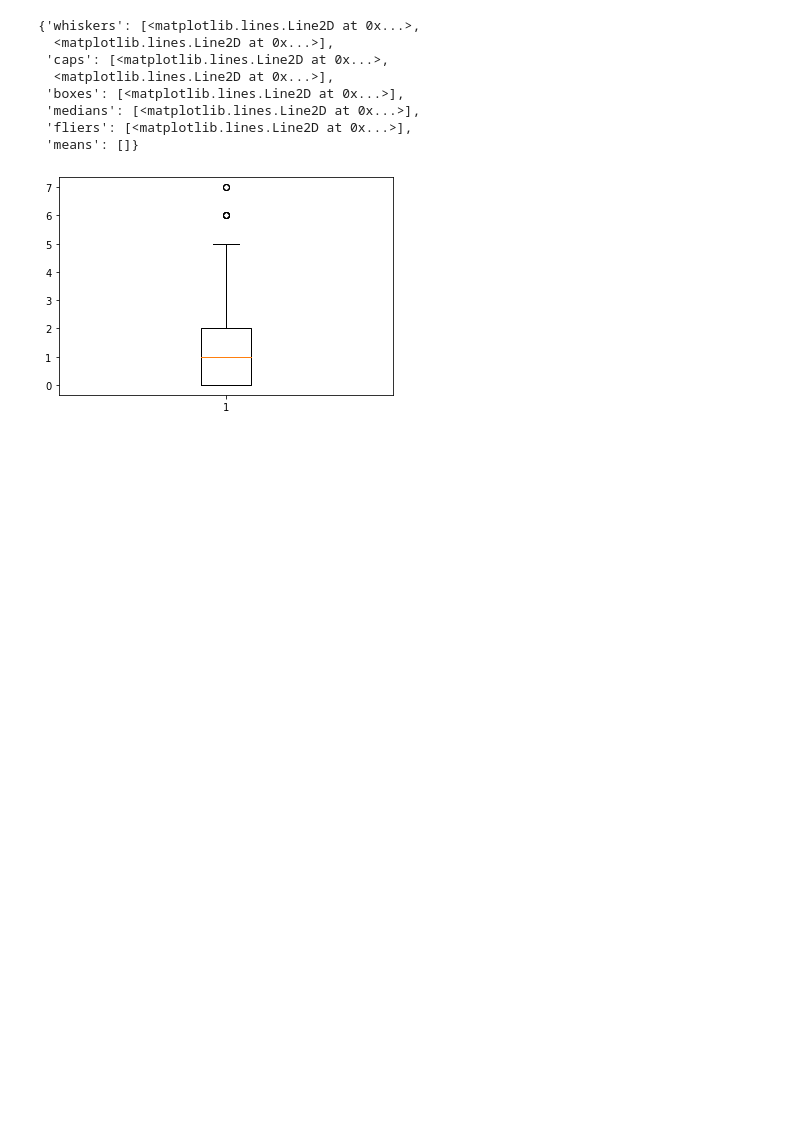
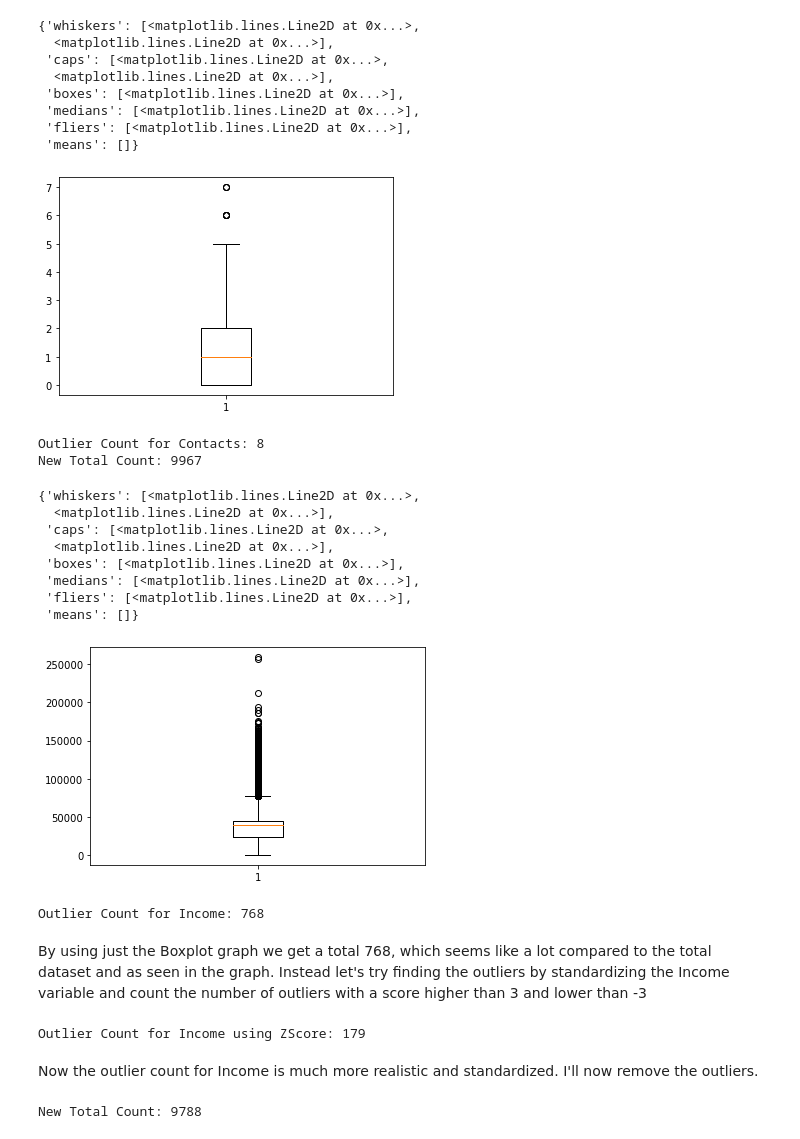
Before and after one commit to Bronsky91/D206---Data-Cleaning, a Jupyter notebook: D206 Performance Assesment.ipynb, the cells around one changed output. Cells and saved outputs as stored; diff of their text form; code cells hidden in the pictures; blank space fills up the shorter version.

```diff
--- a/D206 Performance Assesment.ipynb
+++ b/D206 Performance Assesment.ipynb
@@ -509,8 +512,17 @@ plt.boxplot(df['MonthlyCharge'])
  'means': []}
 [figure]
 # %%
+## Grabs outliers using 1.5 IQR Rule
+# https://www.geeksforgeeks.org/finding-the-outlier-points-from-matplotlib/
+
 Q1 =  df['MonthlyCharge'].quantile(0.25)
 Q3 = df['MonthlyCharge'].quantile(0.75)
 IQR = Q3 - Q1  #IQR is interquartile range.
-monthly_outliers = df[(df['MonthlyCharge'] < Q1-1.5*IQR ) | (df['MonthlyCharge'] > Q3+1.5*IQR)]
+
+outlier_count = len(df[(df['MonthlyCharge'] < Q1-1.5*IQR ) | (df['MonthlyCharge'] > Q3+1.5*IQR)])
+print('Outlier Count for MonthlyCharge: ' + str(outlier_count))
+
+# Filters out the outliers and returns the dataframe with the outliers removed
+df = df[(df['MonthlyCharge'] > Q1-1.5*IQR ) & (df['MonthlyCharge'] < Q3+1.5*IQR)]
+print('New Total Count: ' + str(len(df)))
 # %% [output]
@@ -532,3 +542,60 @@ plt.boxplot(df['Contacts'])
  'fliers': [<matplotlib.lines.Line2D at 0x...>],
  'means': []}
 [figure]
+# %%
+## Grabs outliers using 1.5 IQR Rule
+# https://www.geeksforgeeks.org/finding-the-outlier-points-from-matplotlib/
+
+Q1 =  df['Contacts'].quantile(0.25)
+Q3 = df['Contacts'].quantile(0.75)
+IQR = Q3 - Q1  #IQR is interquartile range.
+
+outlier_count = len(df[(df['Contacts'] < Q1-1.5*IQR ) | (df['Contacts'] > Q3+1.5*IQR)])
+print('Outlier Count for Contacts: ' + str(outlier_count))
+
+# Filters out the outliers and returns the dataframe with the outliers removed
+df = df[(df['Contacts'] > Q1-1.5*IQR ) & (df['Contacts'] < Q3+1.5*IQR)]
+print('New Total Count: ' + str(len(df)))
+# %% [output]
+Outlier Count for Contacts: 8
+New Total Count: 9967
+# %%
+plt.boxplot(df['Income'])
+# %% [output]
+{'whiskers': [<matplotlib.lines.Line2D at 0x...>,
+  <matplotlib.lines.Line2D at 0x...>],
+ 'caps': [<matplotlib.lines.Line2D at 0x...>,
+  <matplotlib.lines.Line2D at 0x...>],
+ 'boxes': [<matplotlib.lines.Line2D at 0x...>],
+ 'medians': [<matplotlib.lines.Line2D at 0x...>],
+ 'fliers': [<matplotlib.lines.Line2D at 0x...>],
+ 'means': []}
+[figure, added]
+# %%
+## Grabs outliers using 1.5 IQR Rule
+# https://www.geeksforgeeks.org/finding-the-outlier-points-from-matplotlib/
+
+Q1 =  df['Income'].quantile(0.25)
+Q3 = df['Income'].quantile(0.75)
+IQR = Q3 - Q1  #IQR is interquartile range.
+
+outlier_count = len(df[(df['Income'] < Q1-1.5*IQR ) | (df['Income'] > Q3+1.5*IQR)])
+print('Outlier Count for Income: ' + str(outlier_count))
+# %% [output]
+Outlier Count for Income: 768
+# %% [markdown]
+By using just the Boxplot graph we get a total 768, which seems like a lot compared to the total dataset and as seen in the graph. Instead let's try finding the outliers by standardizing the Income variable and count the number of outliers with a score higher than 3 and lower than -3
+# %%
+df['income_z'] = stats.zscore(df['Income'])
+zscore_outlier_count = len(df.query('income_z > 3 | income_z < -3'))
+print('Outlier Count for Income using ZScore: ' + str(zscore_outlier_count))
+# %% [output]
+Outlier Count for Income using ZScore: 179
+# %% [markdown]
+Now the outlier count for Income is much more realistic and standardized. I'll now remove the outliers.
+# %%
+# Filters out all rows where the standardized income value isn't between 3 and -3
+df = df.query('income_z < 3 & income_z > -3')
+print('New Total Count: ' + str(len(df)))
+# %% [output]
+New Total Count: 9788
```
Also changed, not shown: parts of 19 cells of this notebook.
